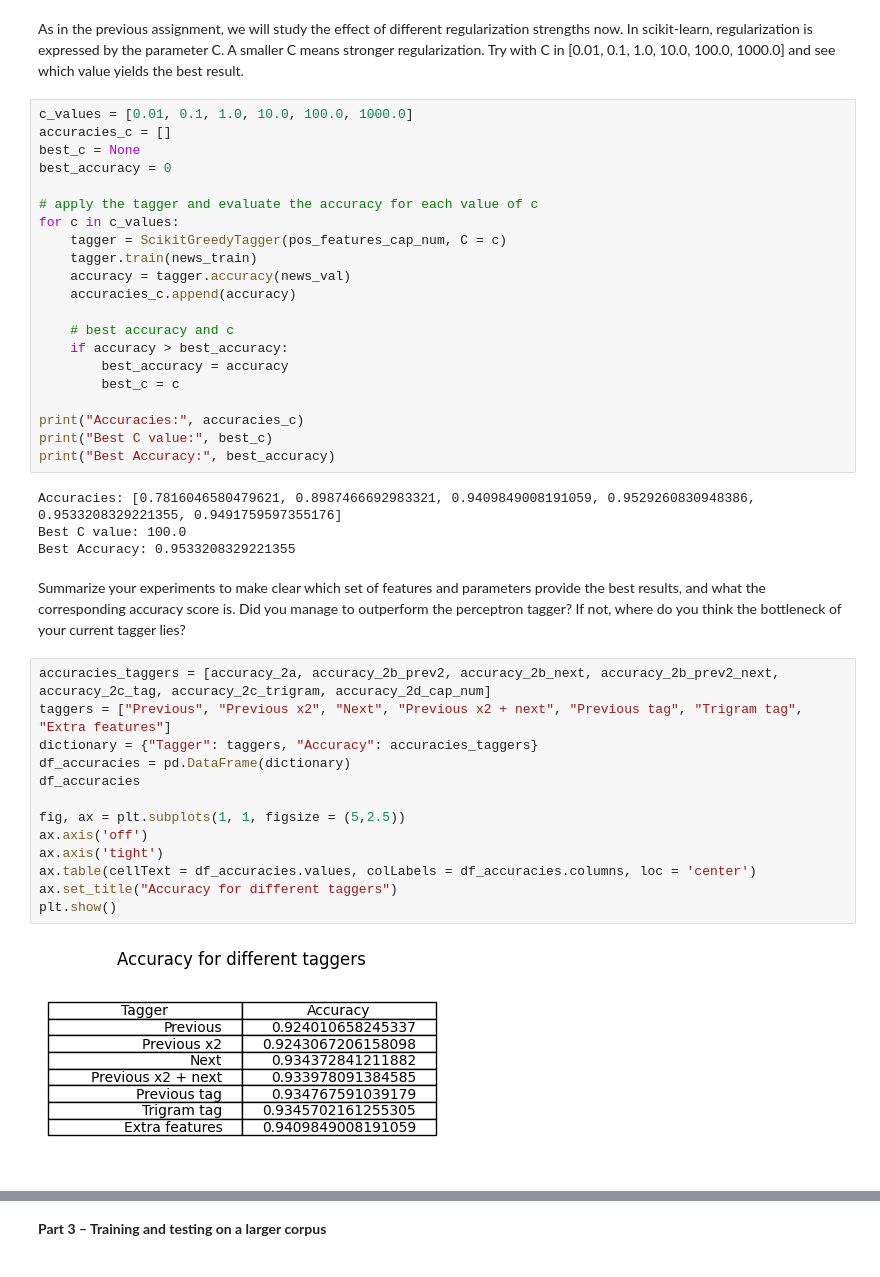
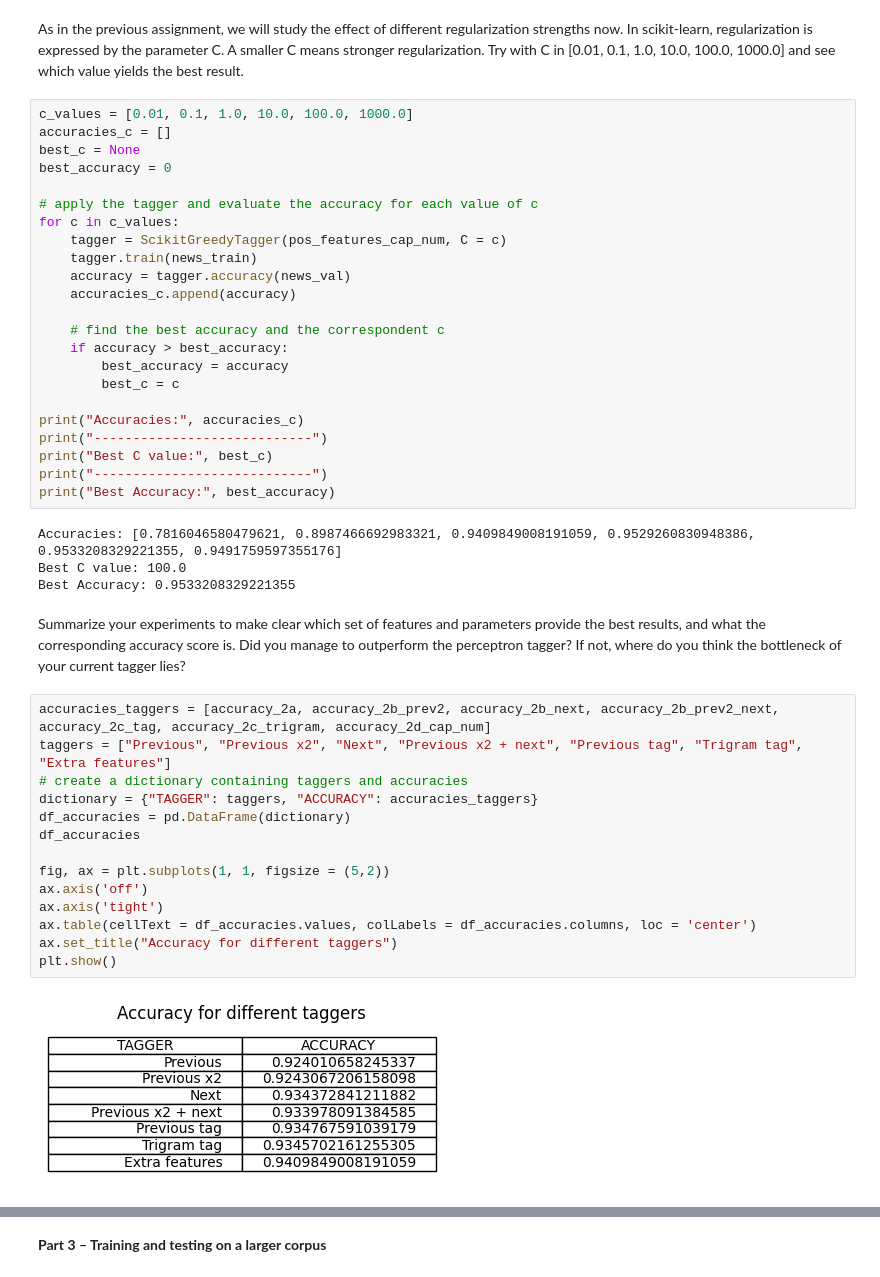
Before and after one commit to alessiasanfelici/IN4080--NLP-Exercises, a Jupyter notebook: NLP-Projects/alesssa_in4080_mandatory_2.ipynb, the cells around one changed output, grey strips where cells are left out. Saved outputs shown, nothing was run; the diff lists cells and outputs as text.

```diff
--- a/NLP-Projects/alesssa_in4080_mandatory_2.ipynb
+++ b/NLP-Projects/alesssa_in4080_mandatory_2.ipynb
@@ -421,13 +426,15 @@ for c in c_values:
     accuracy = tagger.accuracy(news_val)
     accuracies_c.append(accuracy)
 
-    # best accuracy and c
+    # find the best accuracy and the correspondent c
     if accuracy > best_accuracy:
         best_accuracy = accuracy
         best_c = c
 
 print("Accuracies:", accuracies_c)
+print("----------------------------")
 print("Best C value:", best_c)
+print("----------------------------")
 print("Best Accuracy:", best_accuracy)
 # %% [output]
 Accuracies: [0.7816046580479621, 0.8987466692983321, 0.9409849008191059, 0.9529260830948386, 0.9533208329221355, 0.9491759597355176]
@@ -440,16 +447,17 @@ tagger? If not, where do you think the bottleneck of your current tagger lies?
 # %%
 accuracies_taggers = [accuracy_2a, accuracy_2b_prev2, accuracy_2b_next, accuracy_2b_prev2_next, accuracy_2c_tag, accuracy_2c_trigram, accuracy_2d_cap_num]
 taggers = ["Previous", "Previous x2", "Next", "Previous x2 + next", "Previous tag", "Trigram tag", "Extra features"]
-dictionary = {"Tagger": taggers, "Accuracy": accuracies_taggers}
+# create a dictionary containing taggers and accuracies
+dictionary = {"TAGGER": taggers, "ACCURACY": accuracies_taggers}
 df_accuracies = pd.DataFrame(dictionary)
 df_accuracies
 
-fig, ax = plt.subplots(1, 1, figsize = (5,2.5))
+fig, ax = plt.subplots(1, 1, figsize = (5,2))
 ax.axis('off')
 ax.axis('tight')
 ax.table(cellText = df_accuracies.values, colLabels = df_accuracies.columns, loc = 'center')
 ax.set_title("Accuracy for different taggers")
 plt.show()
 # %% [output]
-[figure, old version]
+[figure, new version]
 # %%
```
Also changed, not shown: parts of 44 cells of this notebook.
